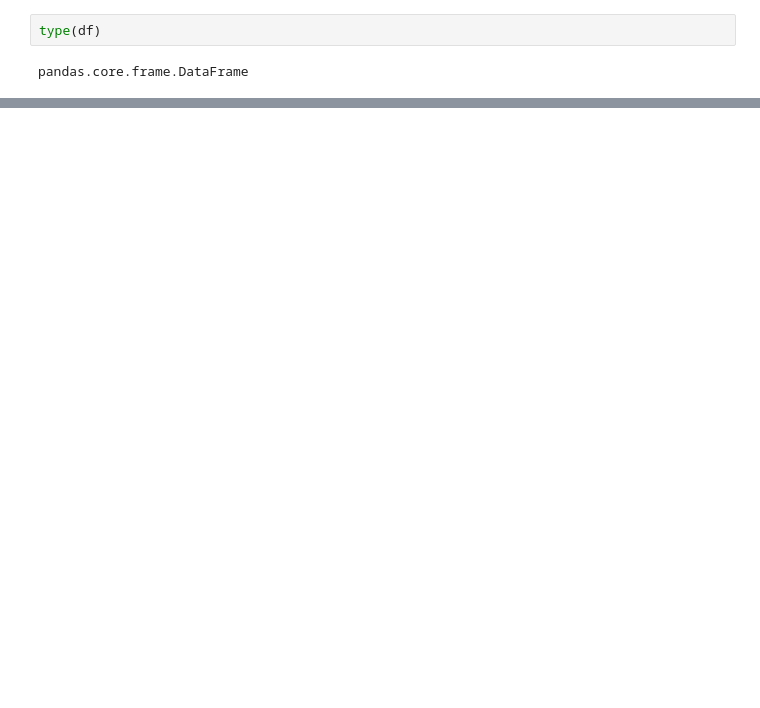
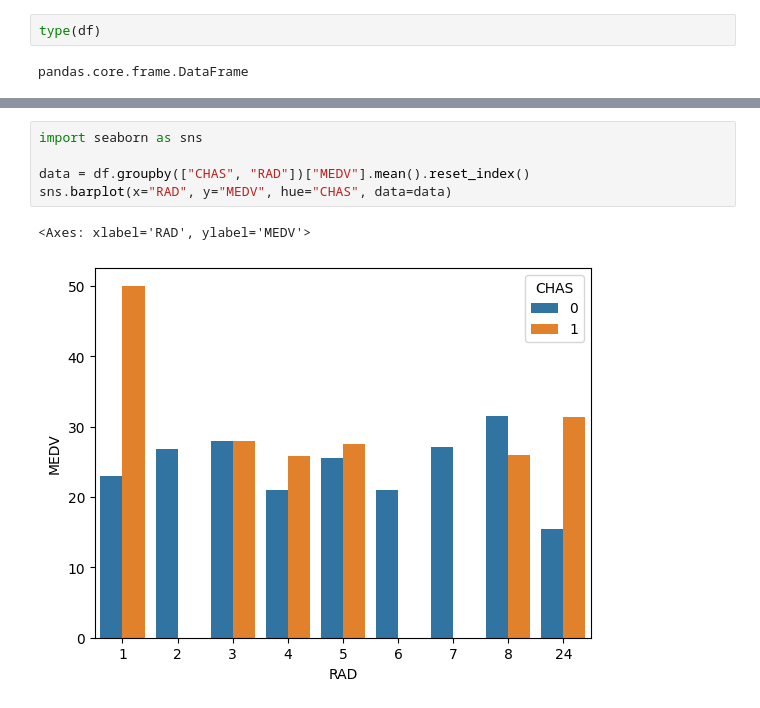
Before and after one commit to SoheilBadri2000/DataScience1, a Jupyter notebook: 2.ipynb, the cells around one changed output, grey strips where cells are left out. Saved outputs shown, nothing was run; the diff lists cells and outputs as text; blank space fills up the shorter version.

```diff
--- a/2.ipynb
+++ b/2.ipynb
@@ -46,0 +94,8 @@ import
+# %%
+import seaborn as sns
+
+data = df.groupby(["CHAS", "RAD"])["MEDV"].mean().reset_index()
+sns.barplot(x="RAD", y="MEDV", hue="CHAS", data=data)
+# %% [output]
+<Axes: xlabel='RAD', ylabel='MEDV'>
+[figure, added]
```
Also changed, not shown: parts of 7 cells of this notebook.
